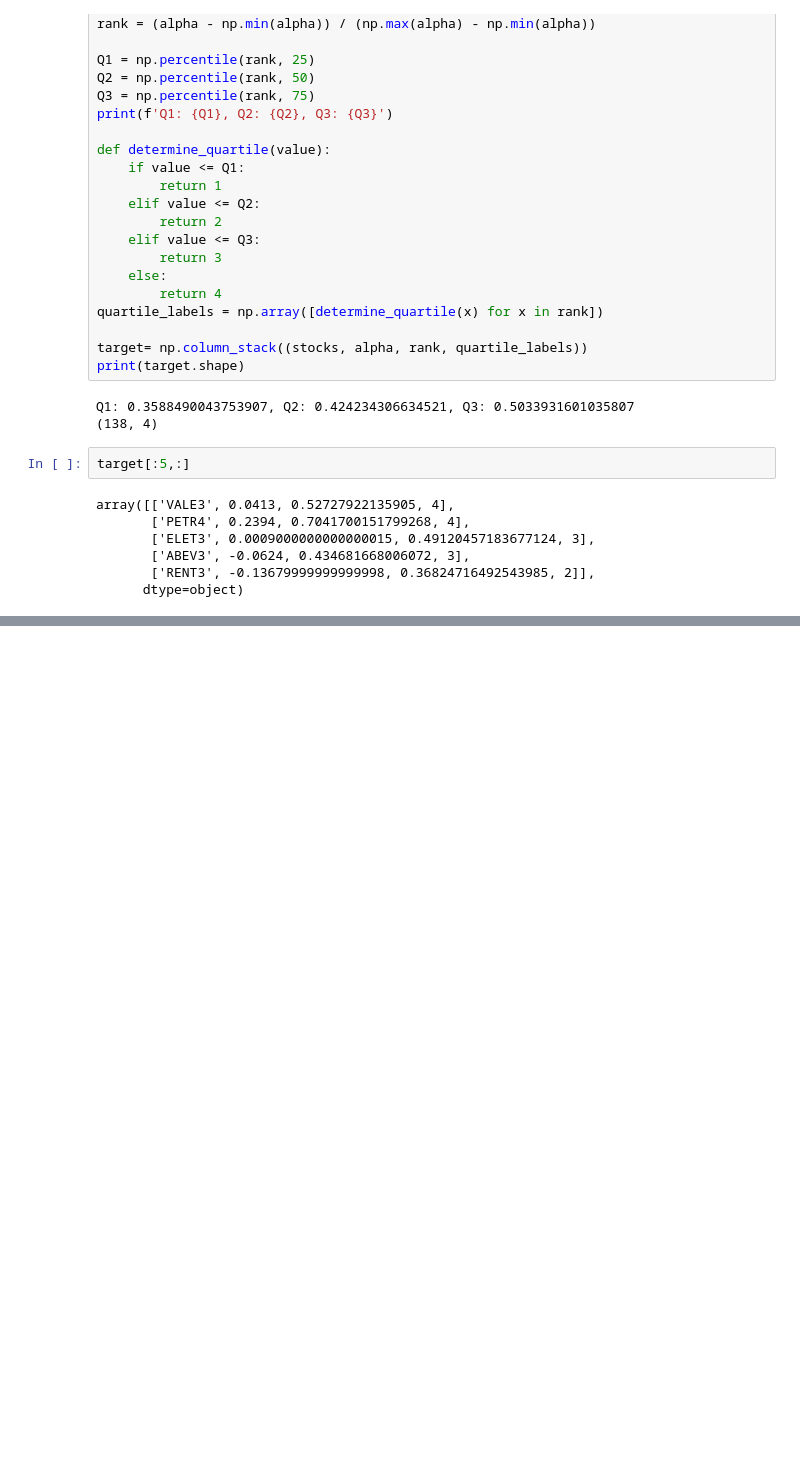
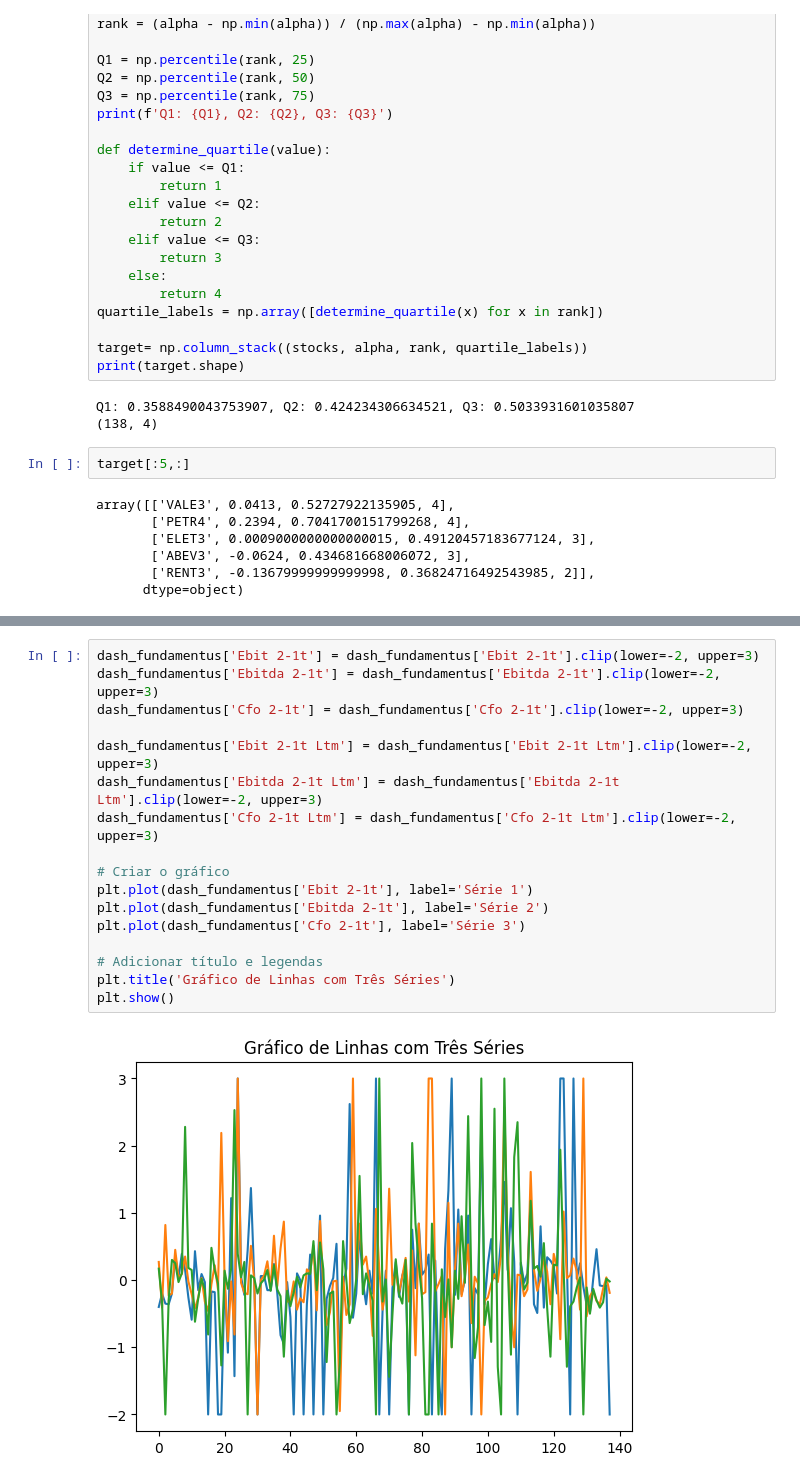
Before and after one commit to gassuncao27/ML_stockmarket, a Jupyter notebook: cluster_financialdata.ipynb, the cells around one changed output, grey strips where cells are left out. Saved outputs shown, nothing was run; the diff lists cells and outputs as text; blank space fills up the shorter version.

```diff
--- a/cluster_financialdata.ipynb
+++ b/cluster_financialdata.ipynb
@@ -210,0 +241,19 @@ array([['VALE3', 0.0413, 0.52727922135905, 4],
+# %%
+dash_fundamentus['Ebit 2-1t'] = dash_fundamentus['Ebit 2-1t'].clip(lower=-2, upper=3)
+dash_fundamentus['Ebitda 2-1t'] = dash_fundamentus['Ebitda 2-1t'].clip(lower=-2, upper=3)
+dash_fundamentus['Cfo 2-1t'] = dash_fundamentus['Cfo 2-1t'].clip(lower=-2, upper=3)
+
+dash_fundamentus['Ebit 2-1t Ltm'] = dash_fundamentus['Ebit 2-1t Ltm'].clip(lower=-2, upper=3)
+dash_fundamentus['Ebitda 2-1t Ltm'] = dash_fundamentus['Ebitda 2-1t Ltm'].clip(lower=-2, upper=3)
+dash_fundamentus['Cfo 2-1t Ltm'] = dash_fundamentus['Cfo 2-1t Ltm'].clip(lower=-2, upper=3)
+
+# Criar o gráfico
+plt.plot(dash_fundamentus['Ebit 2-1t'], label='Série 1')
+plt.plot(dash_fundamentus['Ebitda 2-1t'], label='Série 2')
+plt.plot(dash_fundamentus['Cfo 2-1t'], label='Série 3')
+
+# Adicionar título e legendas
+plt.title('Gráfico de Linhas com Três Séries')
+plt.show()
+# %% [output]
+[figure, added]
```
Also changed, not shown: parts of 17 cells of this notebook.
